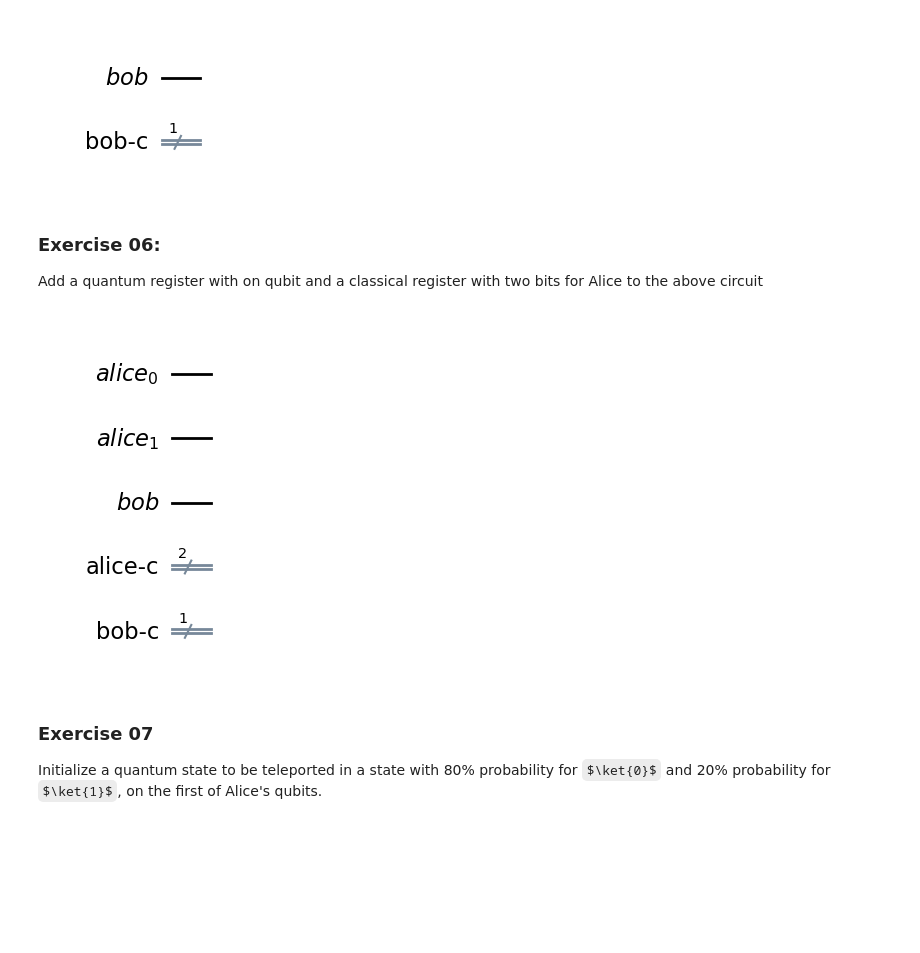
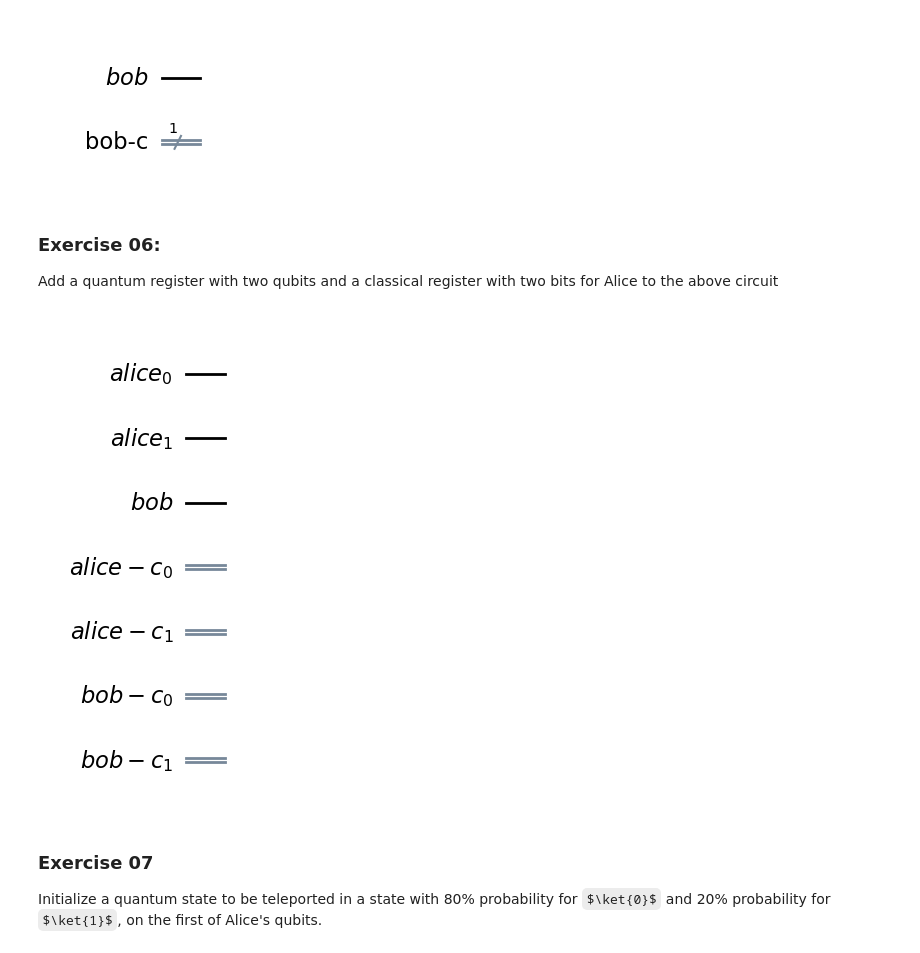
Before and after one commit to FZJ-PGI-12/qc-programming-tutorial, a Jupyter notebook: Tutorial.ipynb, the cells around one changed output. Saved outputs shown, nothing was run; the diff lists cells and outputs as text; code cells hidden in the pictures; some formulas as TeX source; blank space fills up the shorter version.

```diff
--- a/Tutorial.ipynb
+++ b/Tutorial.ipynb
@@ -188,7 +228,7 @@ display(circuit.draw(output='mpl'))
 # %% [markdown]
 ### Exercise 06:
 
-Add a quantum register with on qubit and a classical register with two bits for Alice to the above circuit
+Add a quantum register with two qubits and a classical register with two bits for Alice to the above circuit
 # %%
 # ...
 # fill in you code here
@@ -197,9 +237,9 @@ Add a quantum register with on qubit and a classical register with two bits for
 # run this cell to execute the solution
 %run -i solutions/exercise06.py
 # %%
-display(circuit.draw(output='mpl'))
+display(circuit.draw(output='mpl', cregbundle=False))
 # %% [output]
-[figure, old version]
+[figure, new version]
 # %% [markdown]
 ### Exercise 07
 
```
Also changed, not shown: parts of 27 cells of this notebook, 1 other file.
